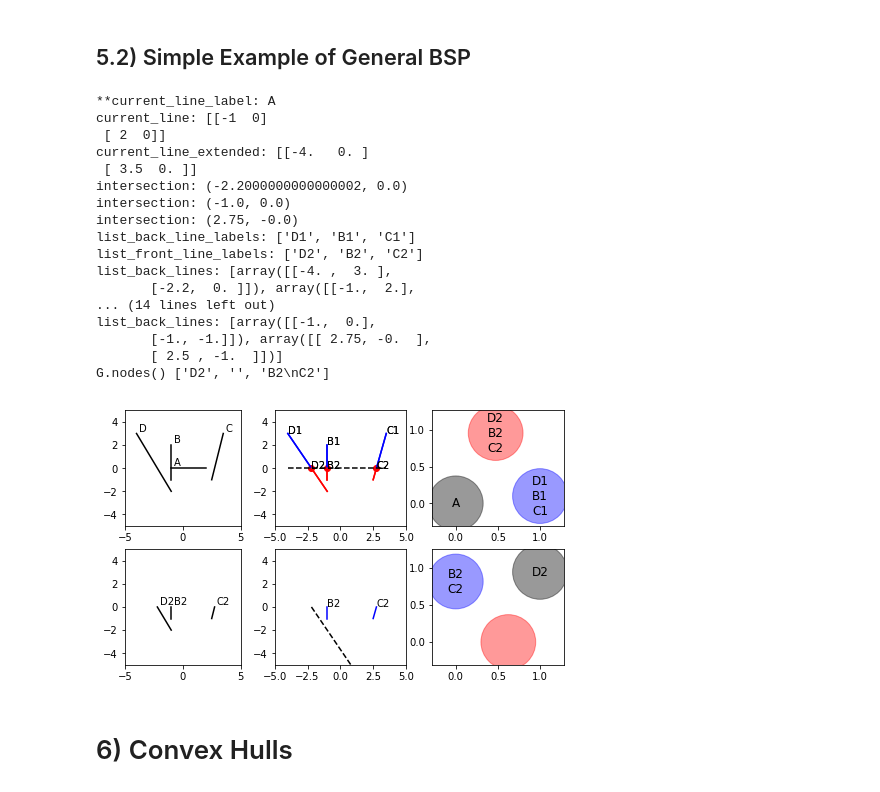
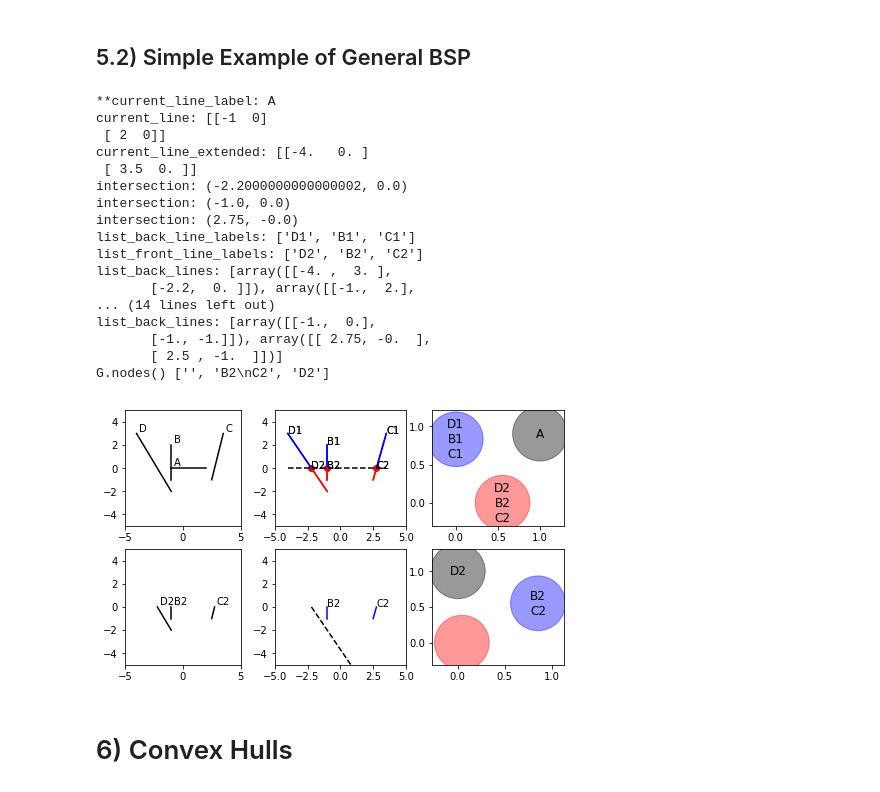
Before and after one commit to tylerjereddy/pycon-2017, a Jupyter notebook: mastering_scipy_spatial.ipynb, the cells around one changed output. Drawn from its saved outputs; the diff is of its cells as text; code cells hidden in the pictures.

Commit message:
BSP example: draw_networkx call now specifies nodelist explicitly for better control of node colors relative to other plots.

```diff
--- a/mastering_scipy_spatial.ipynb
+++ b/mastering_scipy_spatial.ipynb
@@ -766,41 +766,44 @@ def recursive_BSP(list_lines, line_labels, current_node_index=2, fig=fig, curr_p
          #                         [front_node_labels, back_node_labels]):
     nx.draw_networkx(G,
                      ax=ax,
+                     nodelist=[current_line_label,
+                               front_node_labels,
+                               back_node_labels],
                      node_size=3000,
                      node_color=colors,
                      alpha=0.4)
 
     print('list_back_line_labels:', list_back_line_labels)
     print('list_front_line_labels:', list_front_line_labels)
     print('list_back_lines:', list_back_lines)
     print('G.nodes()', G.nodes())
     curr_plot += 1
     return list_front_line_labels, list_front_lines, curr_plot
 
 list_front_line_labels, list_front_lines, curr_plot = recursive_BSP(list_lines, line_labels)
 list_front_line_labels, list_front_lines, curr_plot = recursive_BSP(list_lines=list_front_lines,
                                                                     line_labels=list_front_line_labels,
                                                                     current_node_index=0,
                                                                     curr_plot=curr_plot)
 # %% [output]
 **current_line_label: A
 current_line: [[-1  0]
  [ 2  0]]
 current_line_extended: [[-4.   0. ]
  [ 3.5  0. ]]
 intersection: (-2.2000000000000002, 0.0)
 intersection: (-1.0, 0.0)
 intersection: (2.75, -0.0)
 list_back_line_labels: ['D1', 'B1', 'C1']
 list_front_line_labels: ['D2', 'B2', 'C2']
 list_back_lines: [array([[-4. ,  3. ],
        [-2.2,  0. ]]), array([[-1.,  2.],
 ... (14 lines left out)
 list_back_lines: [array([[-1.,  0.],
        [-1., -1.]]), array([[ 2.75, -0.  ],
        [ 2.5 , -1.  ]])]
-G.nodes() ['D2', '', 'B2\nC2']
+G.nodes() ['', 'B2\nC2', 'D2']
-[figure, old version]
+[figure, new version]
 # %% [markdown]
 # 6) Convex Hulls
 # %% [markdown]
```
Also changed, not shown: parts of 23 cells of this notebook.
